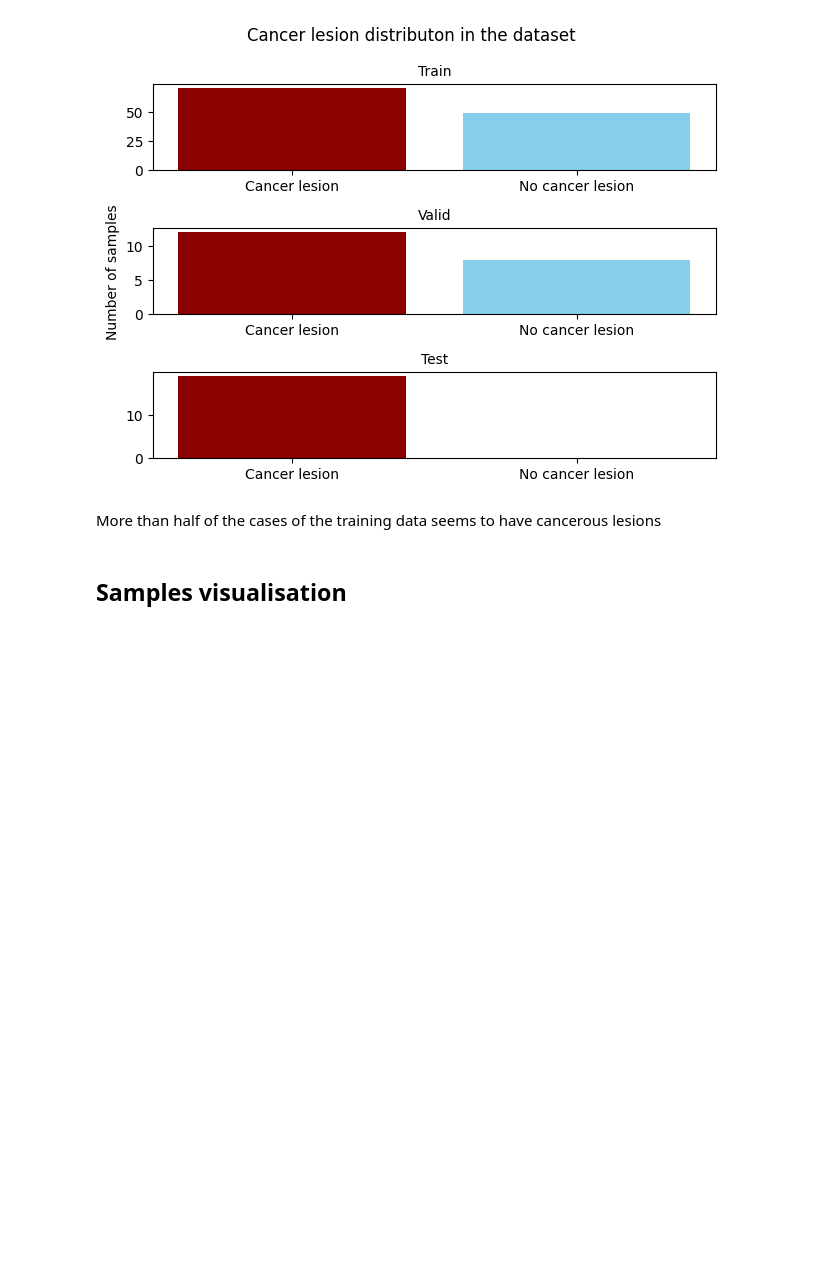
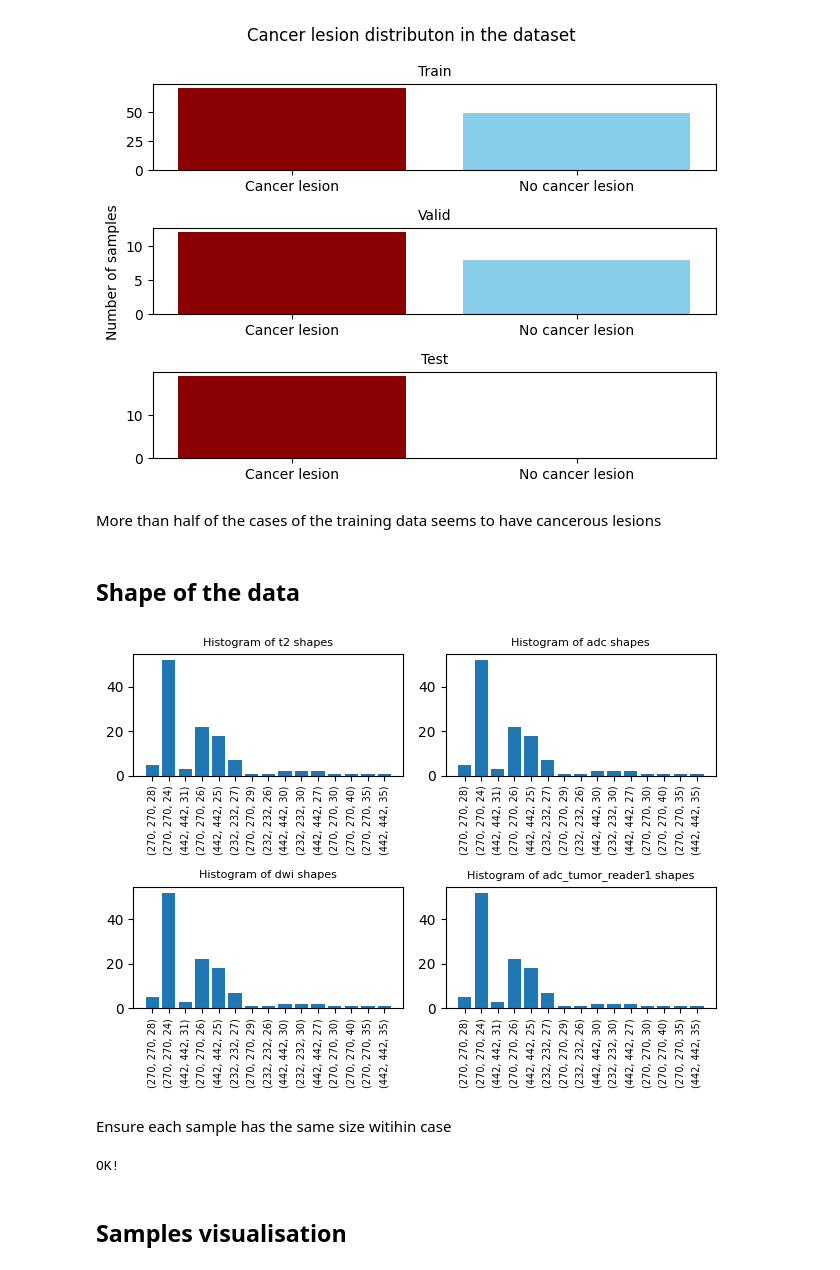
Before and after one commit to TinyRogue/Prostate-Cancer-MRI, a Jupyter notebook: main.ipynb, the cells around one changed output. Cells and saved outputs as stored; diff of their text form; code cells hidden in the pictures; blank space fills up the shorter version.

```diff
--- a/main.ipynb
+++ b/main.ipynb
@@ -118,3 +147,5 @@ plt.show()
 [figure]
 # %% [markdown]
 More than half of the cases of the training data seems to have cancerous lesions
+# %% [markdown]
+## Shape of the data
@@ -121,2 +159,39 @@ More than half of the cases of the training data seems to have cancerous lesions
+# %%
+series = ('t2', 'adc', 'dwi', 'adc_tumor_reader1')
+fig, axs = plt.subplots(2, 2)
+for i, s in enumerate(series):
+    img_shapes = []
+    for f_name in train_df[s]:
+        try:
+            img, _ = load_nii(f_name)
+        except:
+            pass
+        else:
+            img_shapes.append(img.shape)
+    counter = Counter(img_shapes)
+    labels = [str(t) for t in list(counter.keys())]
+    counts = list(counter.values())
+    axs.flat[i].bar(labels, counts)
+    axs.flat[i].set_xticks(labels, labels, rotation=90, fontsize=7)
+    axs.flat[i].set_title(f'Histogram of {s} shapes', fontsize=8)
+plt.tight_layout()
+plt.show()
+# %% [output]
+[figure, added]
+# %% [markdown]
+Ensure each sample has the same size witihin case
+# %%
+series = ['t2', 'adc', 'dwi', 'adc_tumor_reader1']
+
+for i, row in train_df[series][:3].iterrows():
+    shapes = set()
+    for s in series:
+        img, _ = load_nii(row[s])
+        shapes.add(str(img.shape))
+    if len(shapes) != 1:
+        raise Exception(f'Sample {i} has incorrect shape!')
+print('OK!')
+# %% [output]
+OK!
 # %% [markdown]
 ## Samples visualisation
```
Also changed, not shown: parts of 10 cells of this notebook.
